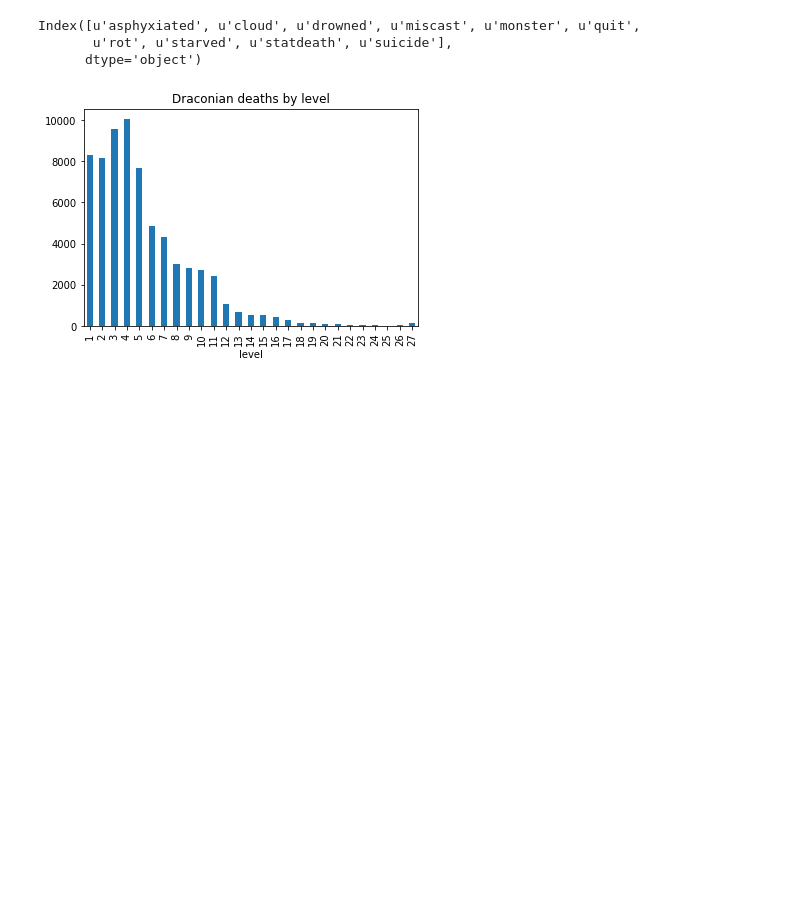
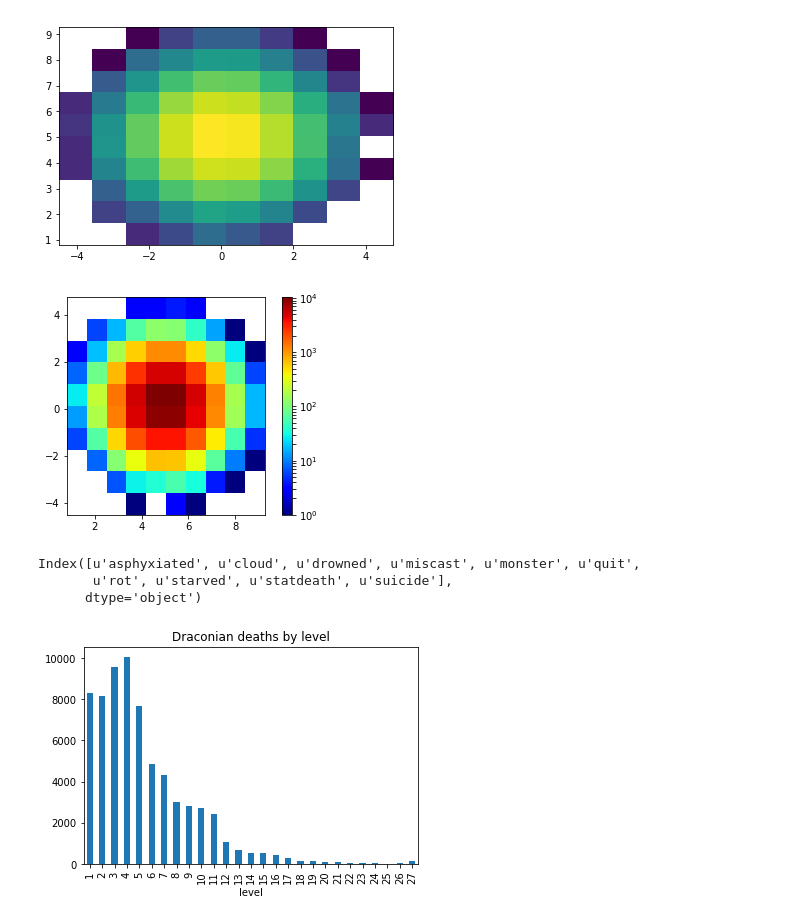
Before and after one commit to colinmorris/crawl-coroner, a Jupyter notebook: scumming.ipynb, the cells around one changed output. Cells and saved outputs as stored; diff of their text form; code cells hidden in the pictures; blank space fills up the shorter version.

```diff
--- a/scumming.ipynb
+++ b/scumming.ipynb
@@ -28,3 +78,22 @@ Loaded data frame with 1295053 records and 12 columns
+# %%
+from matplotlib.colors import LogNorm
+import matplotlib.pyplot as plt
+from numpy.random import randn
+
+#normal distribution center at x=0 and y=5
+x = randn(100000)
+y = randn(100000)+5
+
+H, xedges, yedges, img = plt.hist2d(x, y, norm=LogNorm())
+extent = [yedges[0], yedges[-1], xedges[0], xedges[-1]]
+fig = plt.figure()
+ax = fig.add_subplot(1, 1, 1)
+im = ax.imshow(H, cmap=plt.cm.jet, extent=extent, norm=LogNorm())
+fig.colorbar(im, ax=ax)
+plt.show()
+# %% [output]
+[figure, added]
+[figure, added]
 # %%
 f['howdied'].cat.categories
 # %% [output]
```
Also changed, not shown: parts of 6 cells of this notebook, 2 other files.
